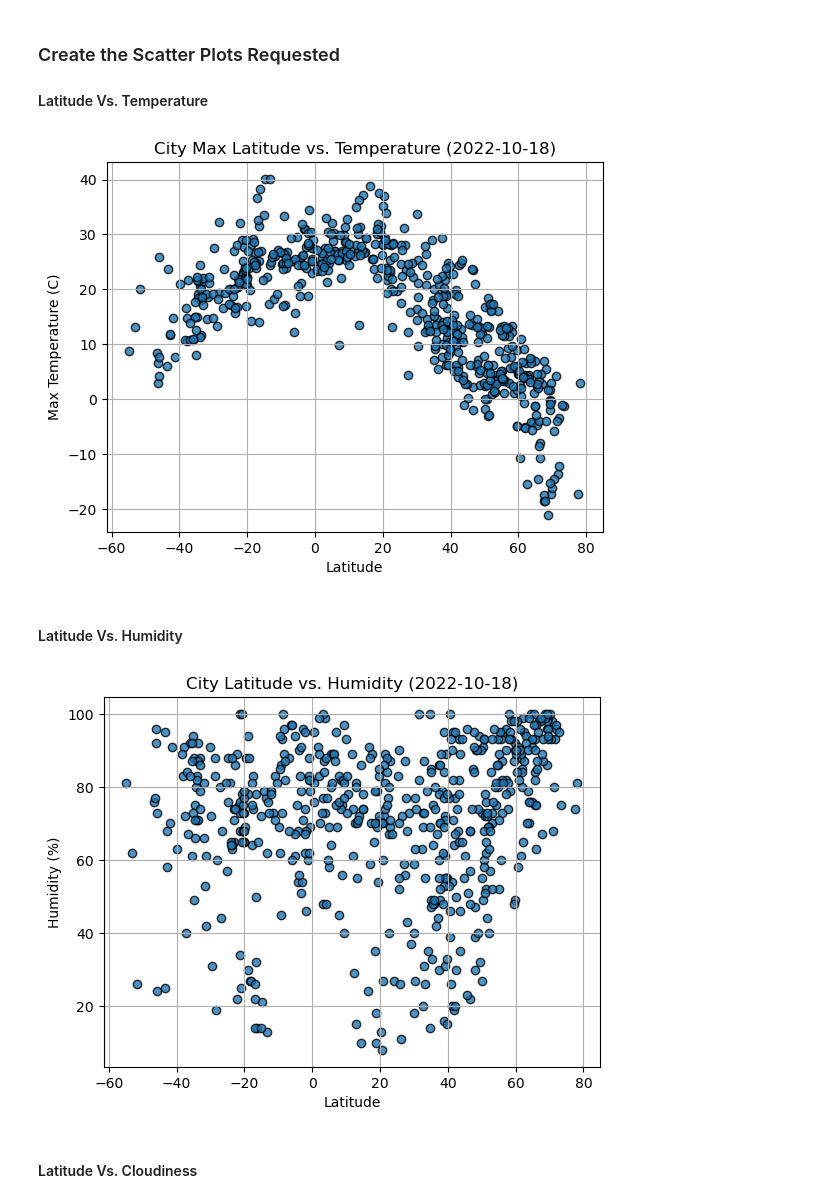
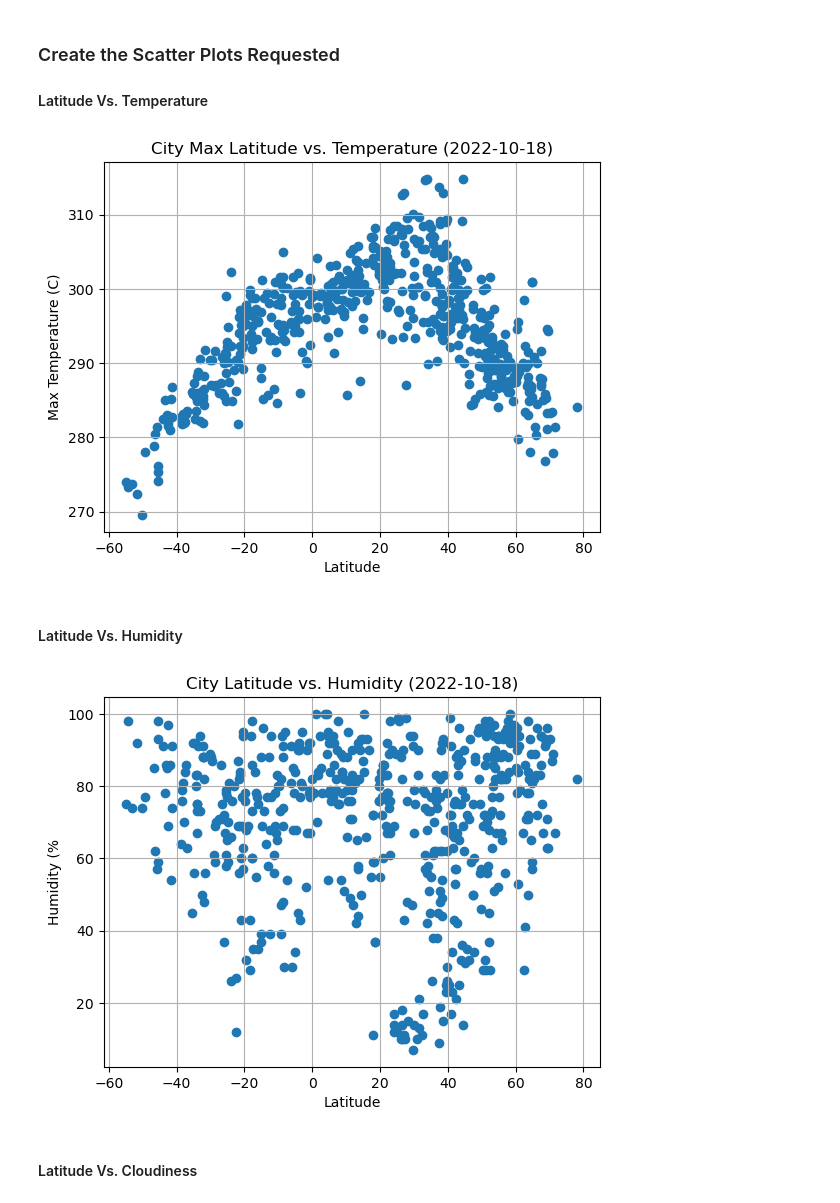
Before and after one commit to calirave/python-api-challenge, a Jupyter notebook: WeatherPy/WeatherPy.ipynb, the cells around one changed output. Saved outputs shown, nothing was run; the diff lists cells and outputs as text; code cells hidden in the pictures.

```diff
--- a/WeatherPy/WeatherPy.ipynb
+++ b/WeatherPy/WeatherPy.ipynb
@@ -197,33 +197,45 @@ city_data_df.head()
 # %%
 # Build scatter plot for latitude vs. temperature
 # YOUR CODE HERE
+x = city_data_df["Lat"]
+y = city_data_df["Max Temp"]
 
+plt.scatter(x, y)
 # Incorporate the other graph properties
 # YOUR CODE HERE
-
+plt.title("City Latitude vs. Max Temperature (2022-10-18)")
+plt.xlabel("Latitude")
+plt.ylabel("Max Temperature (C)")
 # Save the figure
+plt.grid()
 plt.savefig("output_data/Fig1.png")
 
 # Show plot
 plt.show()
 # %% [output]
-[figure, old version]
+[figure, new version]
 # %% [markdown]
 #### Latitude Vs. Humidity
 # %%
 # Build the scatter plots for latitude vs. humidity
 # YOUR CODE HERE
+x = city_data_df["Lat"]
+y = city_data_df["Humidity"]
 
+plt.scatter(x, y)
 # Incorporate the other graph properties
 # YOUR CODE HERE
-
+plt.title("City Latitude vs. Humidity (2022-10-18)")
+plt.xlabel("Latitude")
+plt.ylabel("Humidity (%")
 # Save the figure
+plt.grid()
 plt.savefig("output_data/Fig2.png")
 
 # Show plot
 plt.show()
 # %% [output]
-[figure, old version]
+[figure, new version]
 # %% [markdown]
 #### Latitude Vs. Cloudiness
 # %%
```
Also changed, not shown: parts of 2 cells of this notebook, 5 other files.
